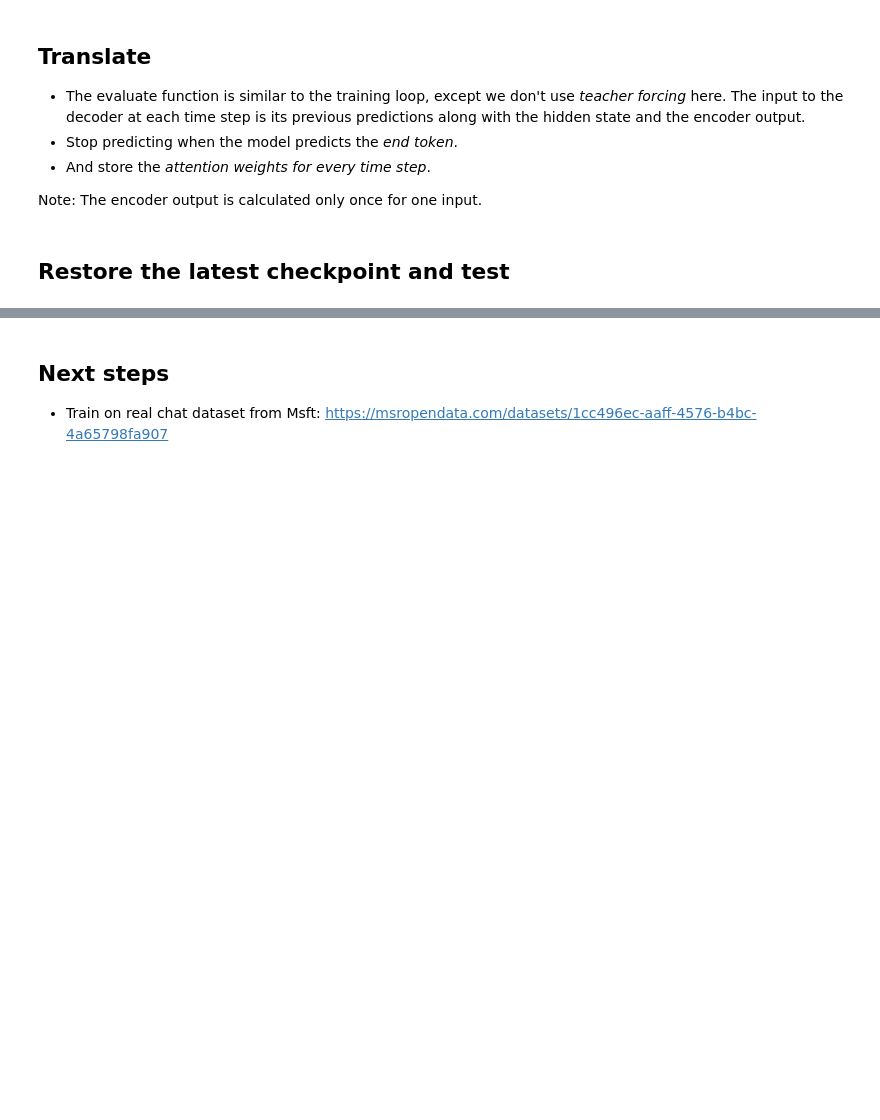
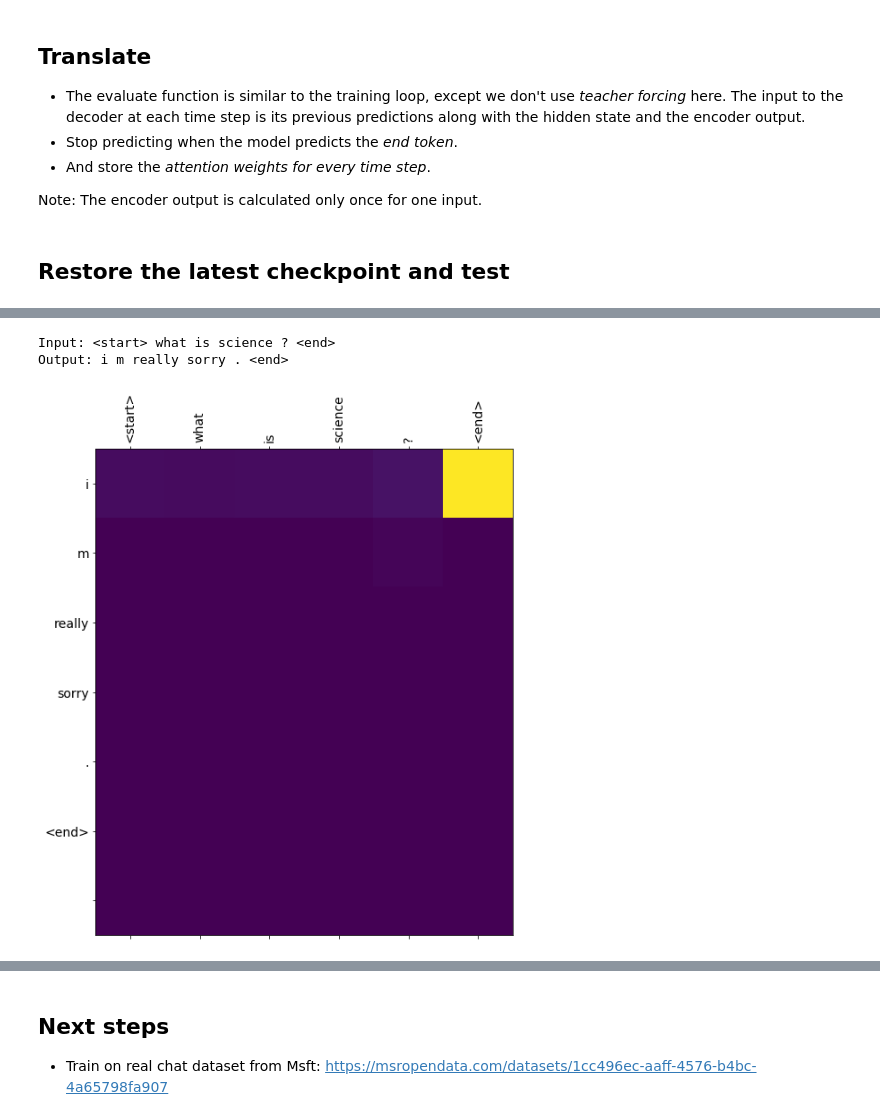
Before and after one commit to kumar-abhishek/handson-ml2, a Jupyter notebook: Chatbot_nmt_with_attention.ipynb, the cells around one changed output, grey strips where cells are left out. Drawn from its saved outputs; the diff is of its cells as text; code cells hidden in the pictures; blank space fills up the shorter version.

```diff
--- a/Chatbot_nmt_with_attention.ipynb
+++ b/Chatbot_nmt_with_attention.ipynb
@@ -528,5 +649,9 @@ translate(u'what do you do?')
 # %%
-translate(u'What is a mask?')
+translate(u'What is science?')
+# %% [output]
+Input: <start> what is science ? <end>
+Output: i m really sorry . <end>
+[figure, added]
 # %%
 translate(u'who are you?')
 # %% [output]
```
Also changed, not shown: parts of 22 cells of this notebook.
